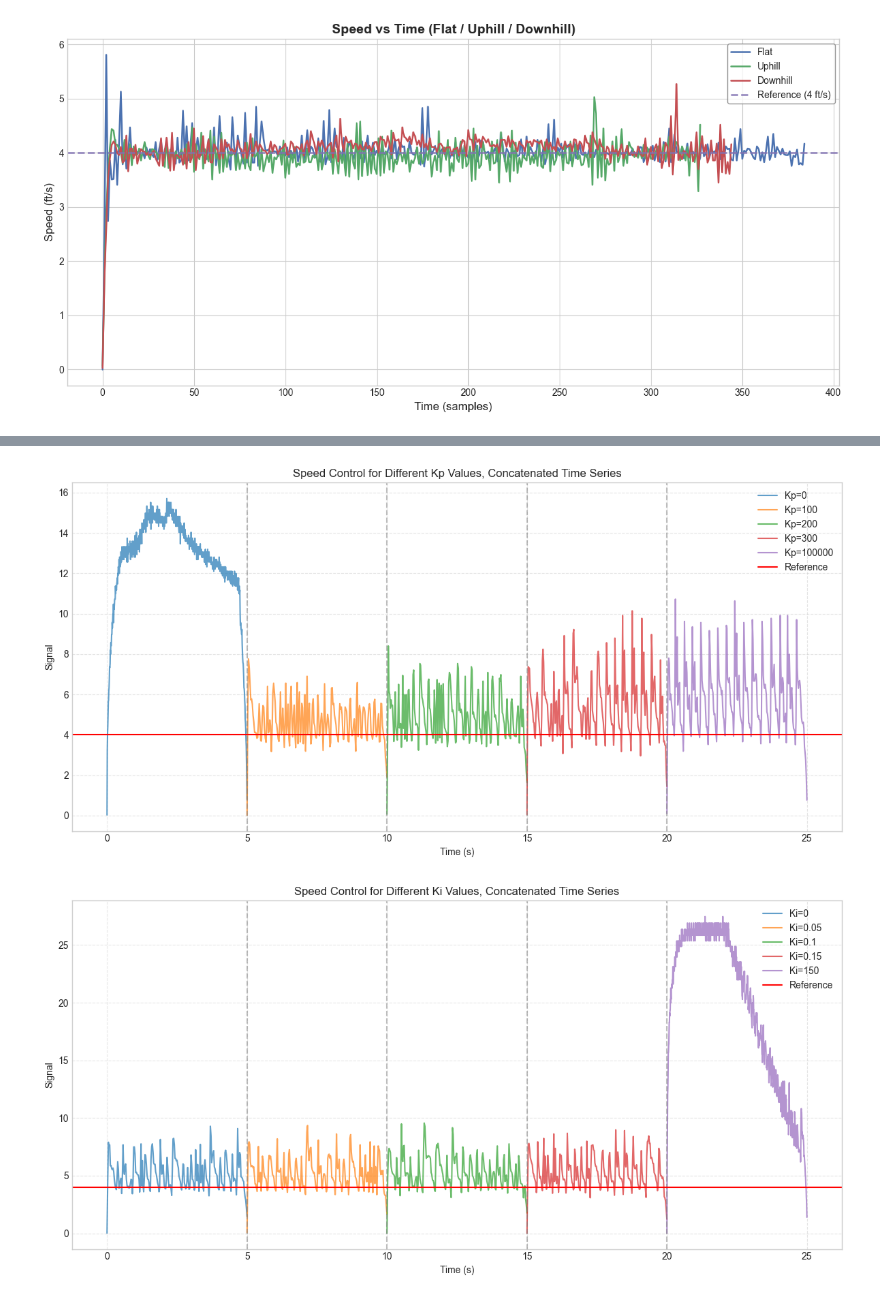
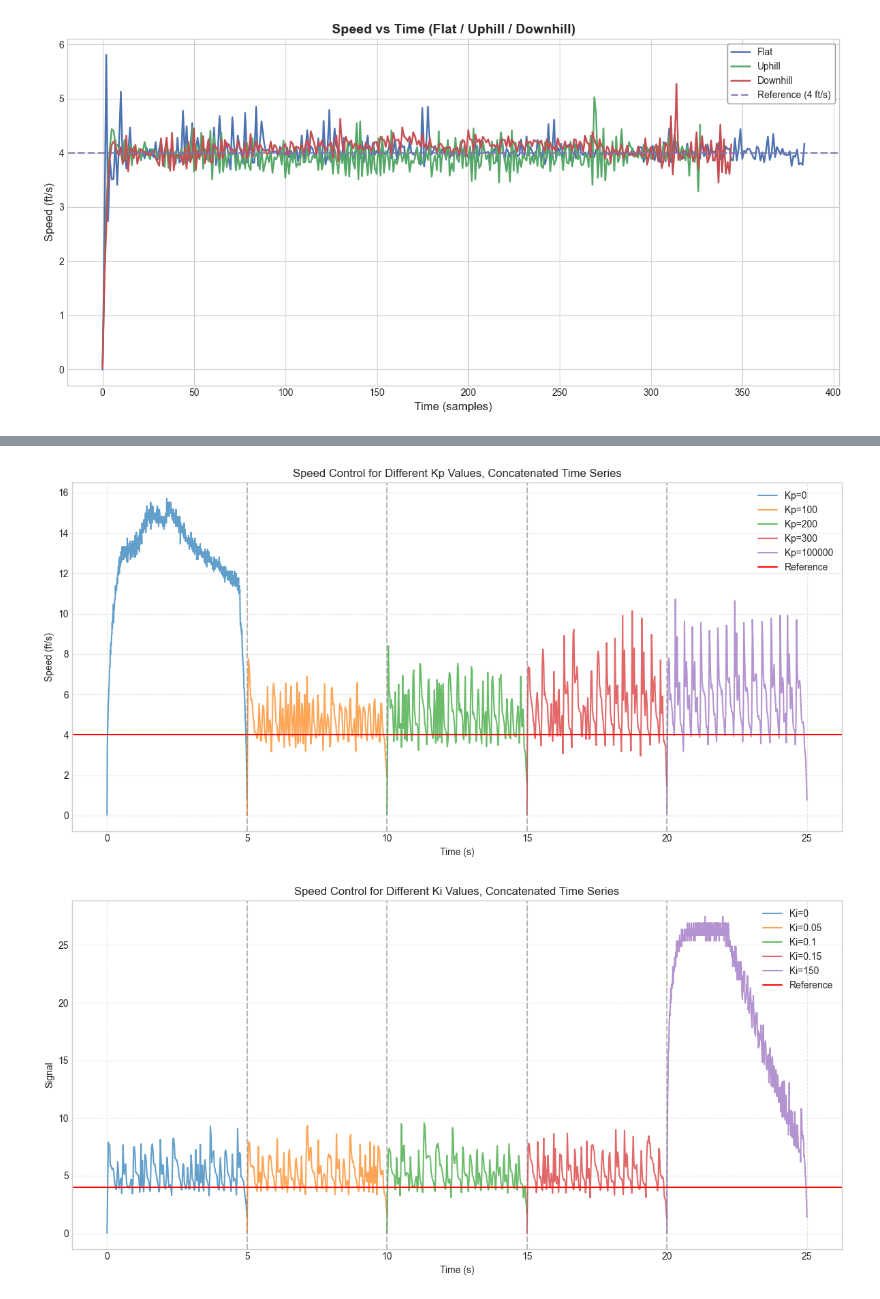
Before and after one commit to dividurga/carlab_2025, a Jupyter notebook: plotter_speed_data.ipynb, the cells around one changed output, grey strips where cells are left out. Cells and saved outputs as stored; diff of their text form; code cells hidden in the pictures.

```diff
--- a/plotter_speed_data.ipynb
+++ b/plotter_speed_data.ipynb
@@ -176,35 +176,35 @@ time_offset = 0
 plt.figure(figsize=(12, 6))
 
 for i, f in enumerate(files):
     # Load data
     data = np.loadtxt(f)
     n_samples = len(data)
 
     # Normalize time axis
     t = np.linspace(0, duration, n_samples) + time_offset
 
     # Plot the data
     plt.plot(t, data, alpha=0.7, label=f"Kp={kp_values[i]}")
 
     # Mark Kp section with vertical line at start (except first)
     if i > 0:
         plt.axvline(time_offset, color='gray', linestyle='--', alpha=0.5)
 
     # Update time offset
     time_offset += duration
 
 # Plot reference line
 plt.axhline(ref_value, color='red', linestyle='-', linewidth=1.5, label='Reference')
 
 plt.xlabel("Time (s)")
-plt.ylabel("Signal")
+plt.ylabel("Speed (ft/s)")
 plt.title("Speed Control for Different Kp Values, Concatenated Time Series")
 plt.grid(True, linestyle='--', alpha=0.5)
 plt.legend()
 plt.tight_layout()
 plt.show()
 # %% [output]
-[figure, old version]
+[figure, new version]
 # %%
 
 # List of  data files and corresponding Ki values
```
Also changed, not shown: parts of 2 cells of this notebook.
